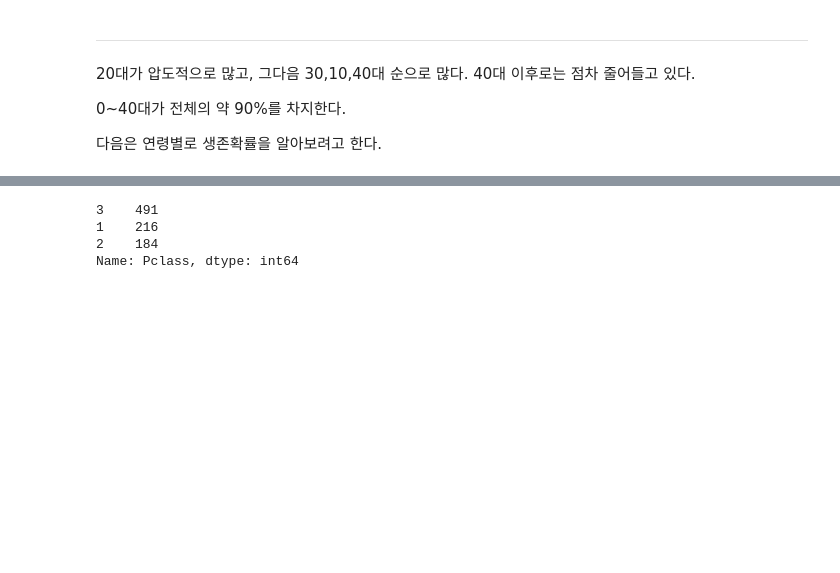
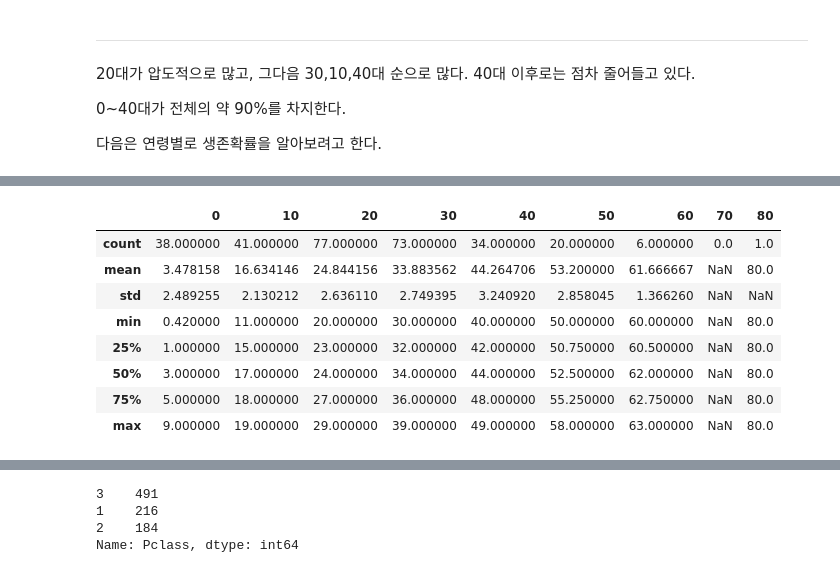
Before and after one commit to Abdumaleek/Kaggle-Titanic, a Jupyter notebook: New Titanic.ipynb, the cells around one changed output, grey strips where cells are left out. Cells and saved outputs as stored; diff of their text form; code cells hidden in the pictures; blank space fills up the shorter version.

```diff
--- a/New Titanic.ipynb
+++ b/New Titanic.ipynb
@@ -122,0 +166,9 @@ def AgeClassify(k):
+# %%
+#null값이 있는 승객 중 혼자 온 승객 카운트
+Alone = 0
+for n in nullP:
+    num = 0
+    num += train.loc[train.PassengerId == n].SibSp + train.loc[train.PassengerId == n].Parch
+    if int(num) == 0:
+        Alone += 1
+print("혼자온 승객 : {}". format(Alone))
@@ -396,0 +515,23 @@ ageS.head(5)
+# %%
+#나이 분석을 위한 새로운 DataFrame
+#생존자
+SAge = pd.DataFrame(columns = [0, 10, 20, 30, 40, 50, 60,70,80],index = ['count', 'mean', 'std', 'min', '25%', '50%', '75%', 'max'])
+#사망자
+DAge = pd.DataFrame(columns = [0, 10, 20, 30, 40, 50, 60,70,80],index = ['count', 'mean', 'std','min', '25%', '50%', '75%', 'max'])
+# %%
+#생존자
+for n in [10,20,30,40,50,60,70,80,90]:
+    prev = n-10
+    tmp = train.loc[prev<= train.Age ].loc[train.Age < n].loc[train.Survived == 1].Age.describe()
+    SAge[prev] = tmp
+SAge
+# %% [output]
+|  | 0 | 10 | 20 | 30 | 40 | 50 | 60 | 70 | 80 |
+| count | 38.000000 | 41.000000 | 77.000000 | 73.000000 | 34.000000 | 20.000000 | 6.000000 | 0.0 | 1.0 |
+| mean | 3.478158 | 16.634146 | 24.844156 | 33.883562 | 44.264706 | 53.200000 | 61.666667 | NaN | 80.0 |
+| std | 2.489255 | 2.130212 | 2.636110 | 2.749395 | 3.240920 | 2.858045 | 1.366260 | NaN | NaN |
+| min | 0.420000 | 11.000000 | 20.000000 | 30.000000 | 40.000000 | 50.000000 | 60.000000 | NaN | 80.0 |
+| 25% | 1.000000 | 15.000000 | 23.000000 | 32.000000 | 42.000000 | 50.750000 | 60.500000 | NaN | 80.0 |
+| 50% | 3.000000 | 17.000000 | 24.000000 | 34.000000 | 44.000000 | 52.500000 | 62.000000 | NaN | 80.0 |
+| 75% | 5.000000 | 18.000000 | 27.000000 | 36.000000 | 48.000000 | 55.250000 | 62.750000 | NaN | 80.0 |
+| max | 9.000000 | 19.000000 | 29.000000 | 39.000000 | 49.000000 | 58.000000 | 63.000000 | NaN | 80.0 |
```
Also changed, not shown: parts of 39 cells of this notebook.
